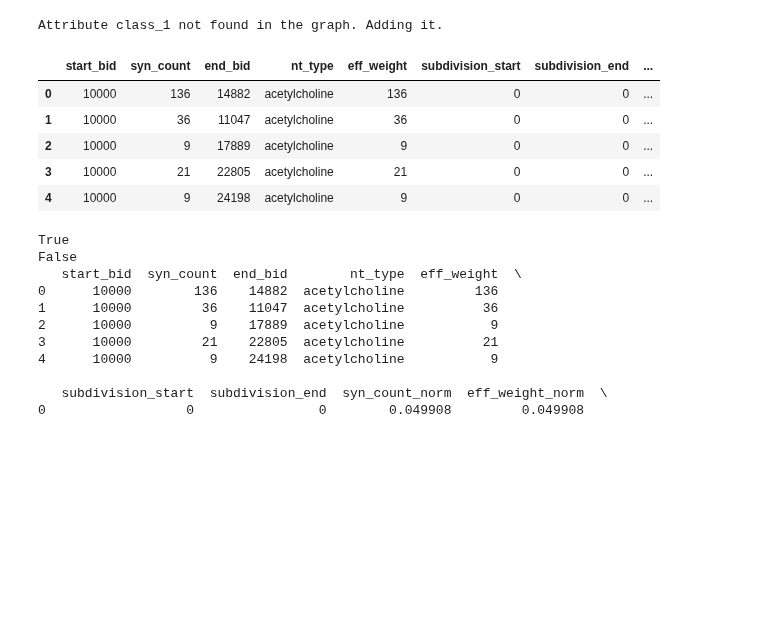
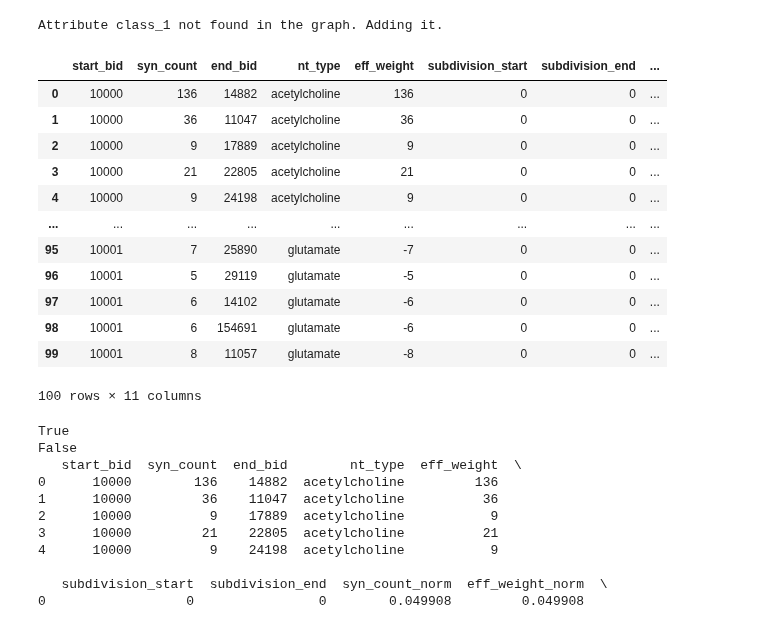
Before and after one commit to NeLy-EPFL/vnc_networks, a Jupyter notebook: scripts/examples/test.ipynb, the cells around one changed output. Cells and saved outputs as stored; diff of their text form; code cells hidden in the pictures; blank space fills up the shorter version.

```diff
--- a/scripts/examples/test.ipynb
+++ b/scripts/examples/test.ipynb
@@ -16,14 +14,21 @@ VNC = Connections()  # full VNC
 Attribute class_1 not found in the graph. Adding it.
 # %%
 df = VNC.get_dataframe()
-df.head()
+df[df.index < 100]
 # %% [output]
 |  | start_bid | syn_count | end_bid | nt_type | eff_weight | subdivision_start | subdivision_end | ... |
 | 0 | 10000 | 136 | 14882 | acetylcholine | 136 | 0 | 0 | ... |
 | 1 | 10000 | 36 | 11047 | acetylcholine | 36 | 0 | 0 | ... |
 | 2 | 10000 | 9 | 17889 | acetylcholine | 9 | 0 | 0 | ... |
 | 3 | 10000 | 21 | 22805 | acetylcholine | 21 | 0 | 0 | ... |
 | 4 | 10000 | 9 | 24198 | acetylcholine | 9 | 0 | 0 | ... |
+| ... | ... | ... | ... | ... | ... | ... | ... | ... |
+| 95 | 10001 | 7 | 25890 | glutamate | -7 | 0 | 0 | ... |
+| 96 | 10001 | 5 | 29119 | glutamate | -5 | 0 | 0 | ... |
+| 97 | 10001 | 6 | 14102 | glutamate | -6 | 0 | 0 | ... |
+| 98 | 10001 | 6 | 154691 | glutamate | -6 | 0 | 0 | ... |
+| 99 | 10001 | 8 | 11057 | glutamate | -8 | 0 | 0 | ... |
+100 rows × 11 columns
 # %%
 g = VNC.get_graph(syn_threshold = 800)
 print(g.nodes.data())
```
Also changed, not shown: parts of 1 cell of this notebook, 1 other file.
